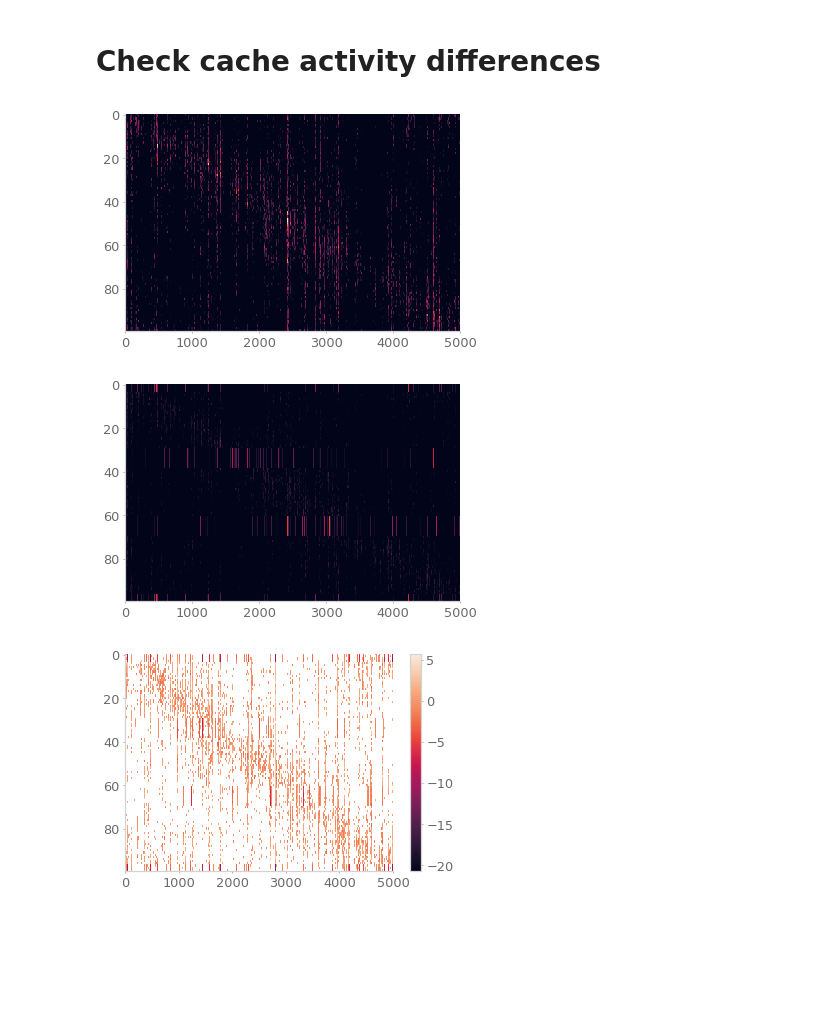
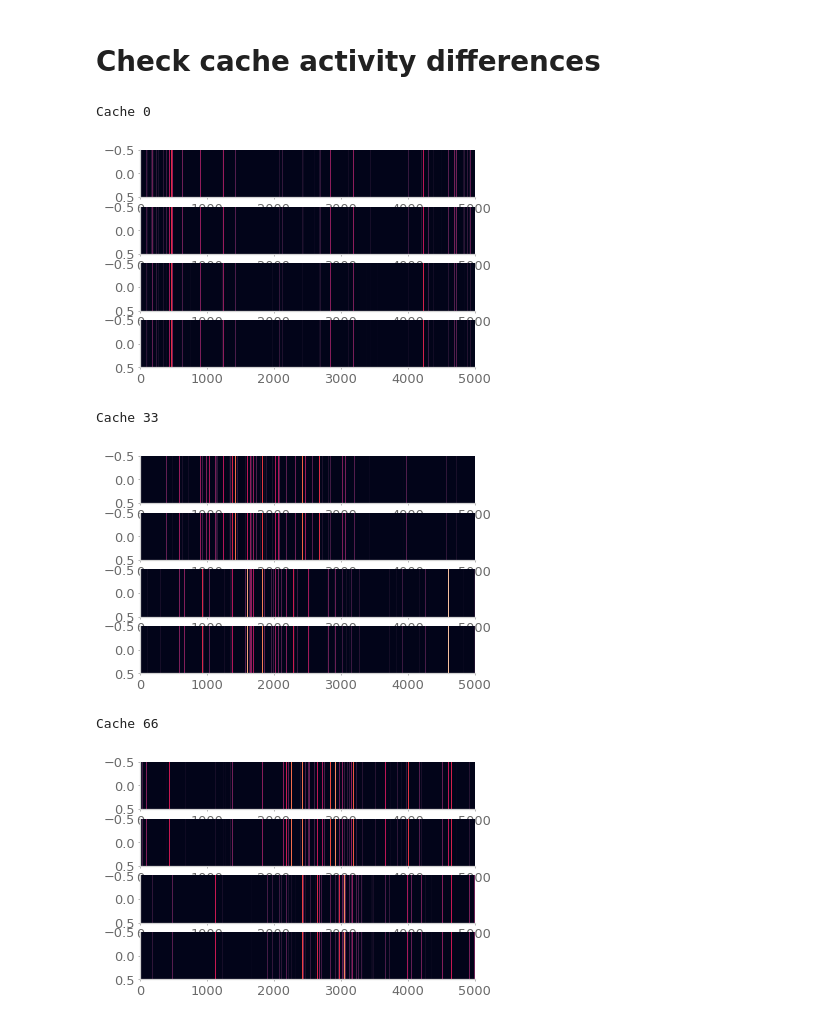
Before and after one commit to chingf/barcodes, a Jupyter notebook: Fig5-individual-cell-comparisons.ipynb, the cells around one changed output. Cells and saved outputs as stored; diff of their text form; code cells hidden in the pictures; blank space fills up the shorter version.

Commit message:
Add better cell diff plots

```diff
--- a/Fig5-individual-cell-comparisons.ipynb
+++ b/Fig5-individual-cell-comparisons.ipynb
@@ -142,24 +142,29 @@ for _ in range(n_samples):
 ... (8 outputs left out)
 # %% [markdown]
 # Check cache activity differences
-# %%
-plt.figure()
-plt.imshow(base_cache_acts, aspect='auto')
-plt.show()
-# %% [output]
-[figure, removed]
-# %%
-plt.figure()
-plt.imshow(post_cache_acts, aspect='auto')
-plt.show()
-# %% [output]
-[figure, removed]
-# %%
-plt.figure()
-diff = base_cache_acts-post_cache_acts
-diff[np.abs(diff) < 1E-1] = np.nan
-plt.imshow(diff, aspect='auto')
-plt.colorbar()
-plt.show()
-# %% [output]
-[figure, removed]
+# %%
+for c in cache_states:
+    print(f'Cache {c}')
+    pre = base_cache_acts[c].reshape((1,-1))
+    post1 = mid_learning_cache_acts[0][c].reshape((1,-1))
+    post2 = mid_learning_cache_acts[1][c].reshape((1,-1))
+    post3 = mid_learning_cache_acts[2][c].reshape((1,-1))
+    im1 = pre
+    im2 = post1
+    im3 = post3
+    im4 = post3
+    for im in [im1, im2, im3, im4]:
+        im /= im.max()
+    fig, axs = plt.subplots(4, 1)
+    axs[0].imshow(pre, aspect='auto')
+    axs[1].imshow(im2, aspect='auto')
+    axs[2].imshow(im3, aspect='auto')
+    axs[3].imshow(im4, aspect='auto')
+    plt.show()
+# %% [output]
+Cache 0
+[figure, added]
+Cache 33
+[figure, added]
+Cache 66
+[figure, added]
```
Also changed, not shown: parts of 1 cell of this notebook.
